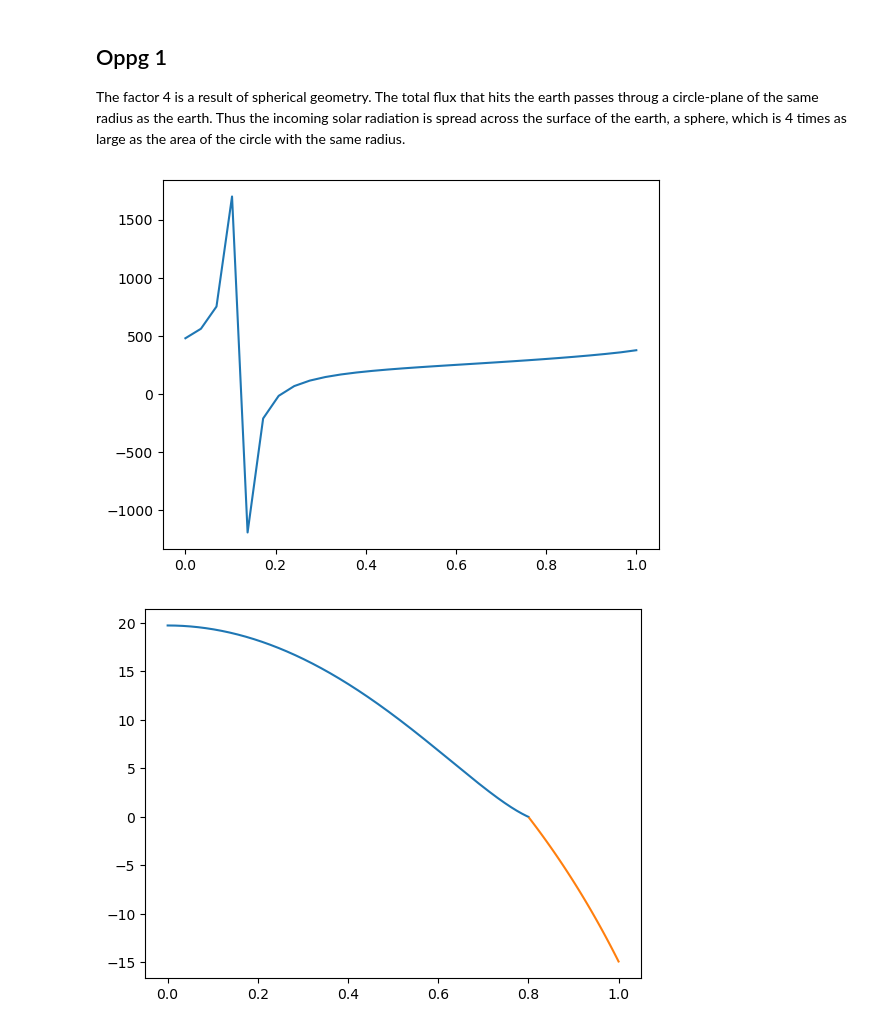
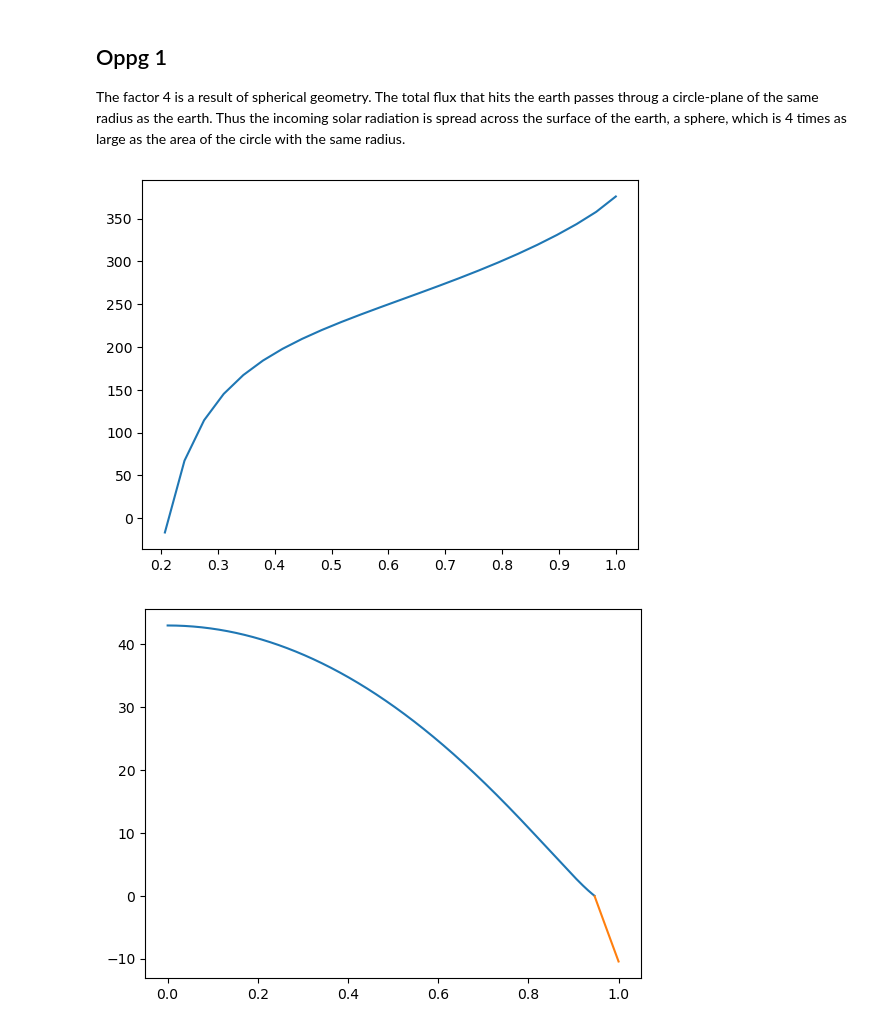
Before and after one commit to viktorsa01/Project-Mathematical-Modelling, a Jupyter notebook: Matmod_prosjekt.ipynb, the cells around one changed output. Drawn from its saved outputs; the diff is of its cells as text; code cells hidden in the pictures.

```diff
--- a/Matmod_prosjekt.ipynb
+++ b/Matmod_prosjekt.ipynb
@@ -70,7 +70,7 @@ def z_prime(s):
         beta_new = ((n*(n+1) +B_out/D) / (2*(n+1)**2)) * beta_old
         res += beta_new * (n+1) * s**(n)
         beta_old = beta_new
-    return -res
+    return (-1)*res #-1 from the chain rule
 
 def alpha_0_hat(x_s):
     gamma = ( (S_2*P_2(x_s)) / (6*D + B_out) + 1/B_out) * (a_u-a_l)
@@ -79,7 +79,7 @@ def alpha_0_hat(x_s):
 
 def beta_0_hat(x_s, alpha_0_hat):
     gamma = ( (S_2*P_2(x_s)) / (6*D + B_out) + 1/B_out) * (a_u-a_l)
-    return (y(x_s)*alpha_0_hat-gamma)/z(x_s)
+    return ((alpha_0_hat*y(x_s)-gamma))/z(1-x_s)
 
 def Q(x_s):
     return (A_out) / (B_out*(alpha_0_hat(x_s)*y(x_s) + a_l/B_out + S_2*a_l*P_2(x_s)/(6*D+B_out)))
@@ -104,7 +104,7 @@ def T_p_over(x, x_s):
 x_s_arr = np.linspace(0,1, 30)
 
 Q_arr = Q(x_s_arr)
-plt.plot(x_s_arr, Q_arr)
+plt.plot(x_s_arr[6:], Q_arr[6:])
 # y_arr = y(x_s_arr)
 # del_y = (y_arr[1:] - y_arr[:1])/(x_s_arr[1]-x_s_arr[0])
 # # plt.plot(x_s_arr, y_prime(x_s_arr))
@@ -113,7 +113,7 @@ plt.plot(x_s_arr, Q_arr)
 # plt.hlines(y=340, xmin=x_s_arr[6], xmax=1, color= 'red', linestyles='dashed')
 plt.show()
 
-x_s = 0.8
+x_s = 0.9465
 
 x_under_x_s = np.linspace(0,x_s, 900)
 x_over_x_s = np.linspace(x_s,1, 100)
@@ -122,10 +122,10 @@ a_0 = alpha_0_hat(x_s)
 b_0 = beta_0_hat(x_s, a_0)
 
 sol_under_x_s = Q(x_s)*a_0* y(x_under_x_s) + T_p(x_under_x_s, x_s)
-sol_over_x_s = Q(x_s)*b_0*z(x_over_x_s) + T_p(x_over_x_s, x_s)
+sol_over_x_s = Q(x_s)*b_0*z(1-x_over_x_s) + T_p(x_over_x_s, x_s)
 
 plt.plot(x_under_x_s, sol_under_x_s)
-plt.plot(x_over_x_s[1:], (sol_over_x_s[1:])*(-1))
+plt.plot(x_over_x_s[1:], (sol_over_x_s[1:]))
 # plt.scatter(x_s, T_p(x_s, x_s) + y(x_s), color = 'red')
 # plt.scatter(x_s, T_p(x_s, x_s) + z(x_s), color = 'black')
 plt.show()
@@ -149,32 +149,32 @@ plt.show()
 #     sum = 1 - B_out/(2*D) * s + (2+B_out/D)/8 * s**2
 #     for n in range (2, 100):
 #         sum += ((n*(n+1) + B_out/D)/((n+1)*(n+2)))**(n+1)*(2+B_out/D)/8 * s**(n+1)
 #     return sum
 
 # def z_prime(x):
 #     #Må bli enig med viktor om utrykket
 #     sum = 0
 #     for n in range (100):
 #         sum += 0
 #     return sum
 
 # def alpha_0_hat(x_s):
 #     gamma = ( (S_2*P_2(x_s)) / (6*D + B_out) + 1/B_out) * (a_u-a_l)
 #     lambd = (S_2*3*x_s / (6*D + B_out)) * (a_u-a_l)
 #     return ( z_prime(1-x_s)*gamma - z(1-x_s)*lambd ) / ( y(x_s)*z_prime(x_s) - y_prime(x_s)*z_prime(1-x_s) )
 
 # def Q(x_s):
 #     #Legg inn Q
 #     return (A_out + 273.15) / (B_out*(alpha_0_hat(x_s)*y(x_s) + a_l/B_out + S_2*a_l*P_2(x_s)/(6*D+B_out)))
 
 # def a(x,x_s):
 #     a_arr = np.zeros(len(x))
 #     for i in range(len(a_arr)):
 #         if x[i] < x_s:
 #             a_arr[i] = a_u
 #         elif x[i] >= x_s:
 #             a_arr[i] = a_l
 #     return a_arr
 # %% [output]
-[figure, old version]
+[figure, new version]
-[figure, old version]
+[figure, new version]
```
